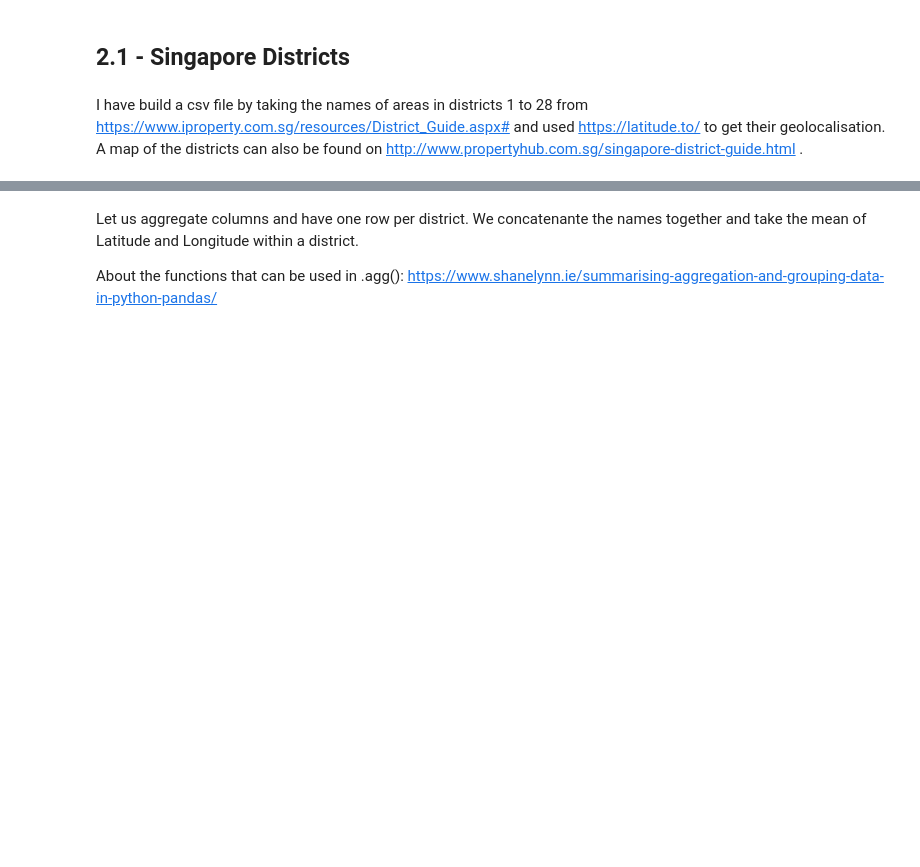
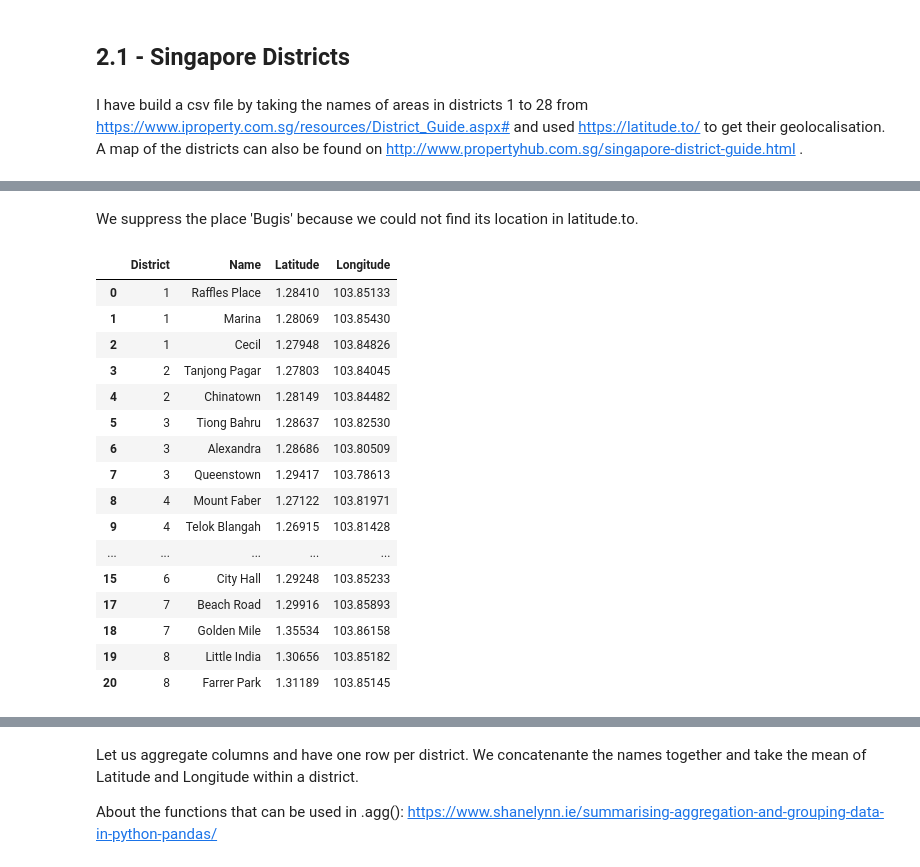
Before and after one commit to FabienNugier/Coursera_Capstone, a Jupyter notebook: IBM-DATASCIENCE-FinalProject(Weeks4-5)_Singapore_HK_Comparison.ipynb, the cells around one changed output, grey strips where cells are left out. Saved outputs shown, nothing was run; the diff lists cells and outputs as text; code cells hidden in the pictures; blank space fills up the shorter version.

```diff
--- a/IBM-DATASCIENCE-FinalProject(Weeks4-5)_Singapore_HK_Comparison.ipynb
+++ b/IBM-DATASCIENCE-FinalProject(Weeks4-5)_Singapore_HK_Comparison.ipynb
@@ -654,3 +665,26 @@ Dist_Singap.head()
+# %% [markdown]
+We suppress the place 'Bugis' because we could not find its location in latitude.to.
+# %%
+Dist_Singap = Dist_Singap[Dist_Singap['Latitude'] != 0.]
+Dist_Singap.head(20)
+# %% [output]
+|  | District | Name | Latitude | Longitude |
+| 0 | 1 | Raffles Place | 1.28410 | 103.85133 |
+| 1 | 1 | Marina | 1.28069 | 103.85430 |
+| 2 | 1 | Cecil | 1.27948 | 103.84826 |
+| 3 | 2 | Tanjong Pagar | 1.27803 | 103.84045 |
+| 4 | 2 | Chinatown | 1.28149 | 103.84482 |
+| 5 | 3 | Tiong Bahru | 1.28637 | 103.82530 |
+| 6 | 3 | Alexandra | 1.28686 | 103.80509 |
+| 7 | 3 | Queenstown | 1.29417 | 103.78613 |
+| 8 | 4 | Mount Faber | 1.27122 | 103.81971 |
+| 9 | 4 | Telok Blangah | 1.26915 | 103.81428 |
+| ... | ... | ... | ... | ... |
+| 15 | 6 | City Hall | 1.29248 | 103.85233 |
+| 17 | 7 | Beach Road | 1.29916 | 103.85893 |
+| 18 | 7 | Golden Mile | 1.35534 | 103.86158 |
+| 19 | 8 | Little India | 1.30656 | 103.85182 |
+| 20 | 8 | Farrer Park | 1.31189 | 103.85145 |
 # %%
 latitude_Singap = 1.290270
 longitude_Singap = 103.851959
```
Also changed, not shown: parts of 30 cells of this notebook.
